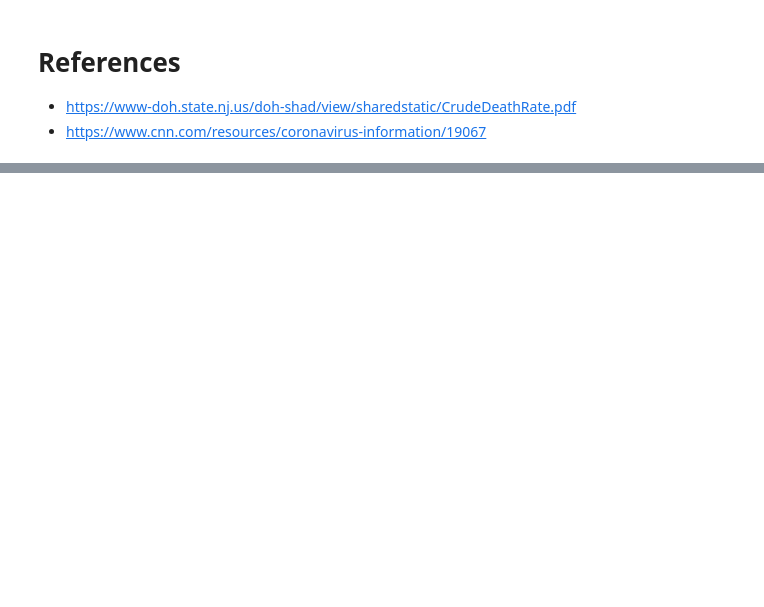
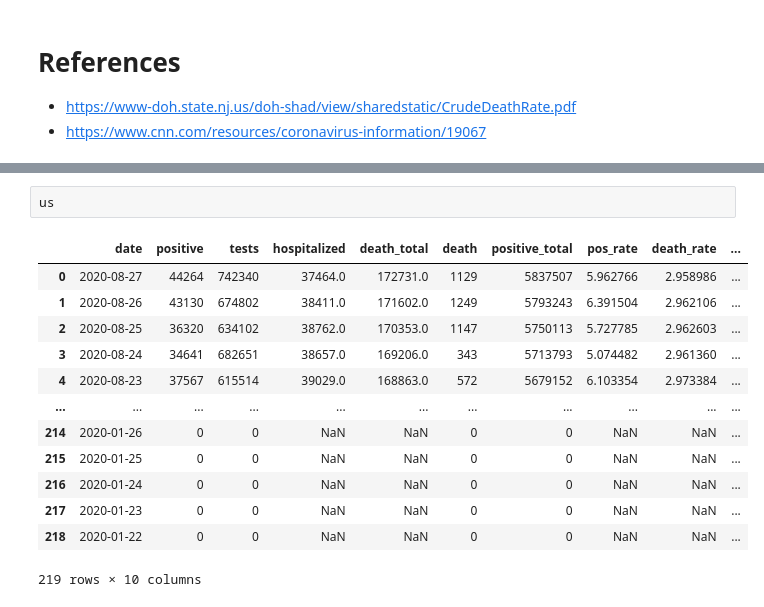
Before and after one commit to mattjcamp/covid_dashboard, a Jupyter notebook: covid_dashboard.ipynb, the cells around one changed output, grey strips where cells are left out. Cells and saved outputs as stored; diff of their text form; blank space fills up the shorter version.

```diff
--- a/covid_dashboard.ipynb
+++ b/covid_dashboard.ipynb
@@ -209,0 +195,16 @@ nj
+# %%
+us
+# %% [output]
+|  | date | positive | tests | hospitalized | death_total | death | positive_total | pos_rate | death_rate | ... |
+| 0 | 2020-08-27 | 44264 | 742340 | 37464.0 | 172731.0 | 1129 | 5837507 | 5.962766 | 2.958986 | ... |
+| 1 | 2020-08-26 | 43130 | 674802 | 38411.0 | 171602.0 | 1249 | 5793243 | 6.391504 | 2.962106 | ... |
+| 2 | 2020-08-25 | 36320 | 634102 | 38762.0 | 170353.0 | 1147 | 5750113 | 5.727785 | 2.962603 | ... |
+| 3 | 2020-08-24 | 34641 | 682651 | 38657.0 | 169206.0 | 343 | 5713793 | 5.074482 | 2.961360 | ... |
+| 4 | 2020-08-23 | 37567 | 615514 | 39029.0 | 168863.0 | 572 | 5679152 | 6.103354 | 2.973384 | ... |
+| ... | ... | ... | ... | ... | ... | ... | ... | ... | ... | ... |
+| 214 | 2020-01-26 | 0 | 0 | NaN | NaN | 0 | 0 | NaN | NaN | ... |
+| 215 | 2020-01-25 | 0 | 0 | NaN | NaN | 0 | 0 | NaN | NaN | ... |
+| 216 | 2020-01-24 | 0 | 0 | NaN | NaN | 0 | 0 | NaN | NaN | ... |
+| 217 | 2020-01-23 | 0 | 0 | NaN | NaN | 0 | 0 | NaN | NaN | ... |
+| 218 | 2020-01-22 | 0 | 0 | NaN | NaN | 0 | 0 | NaN | NaN | ... |
+219 rows × 10 columns
```
Also changed, not shown: parts of 5 cells of this notebook.
